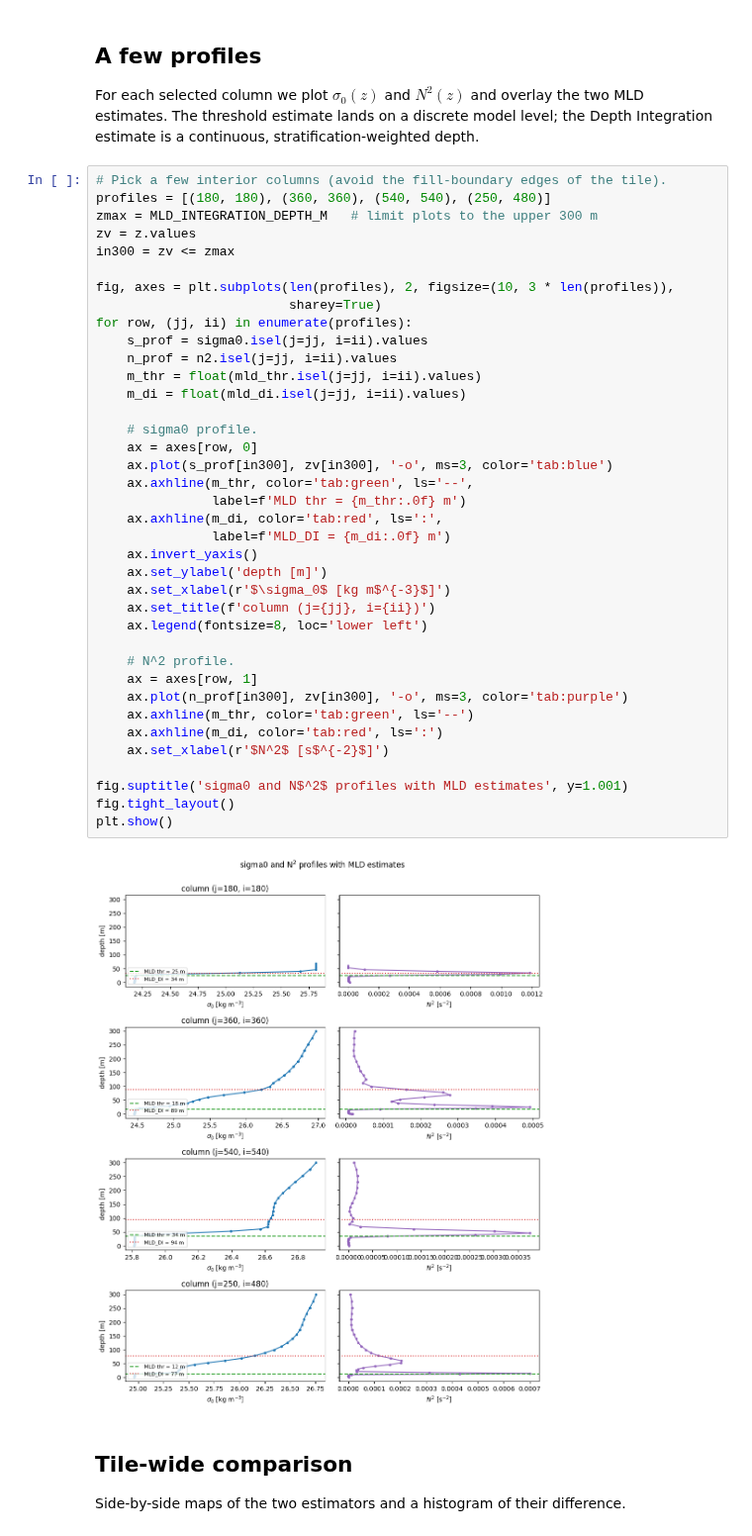
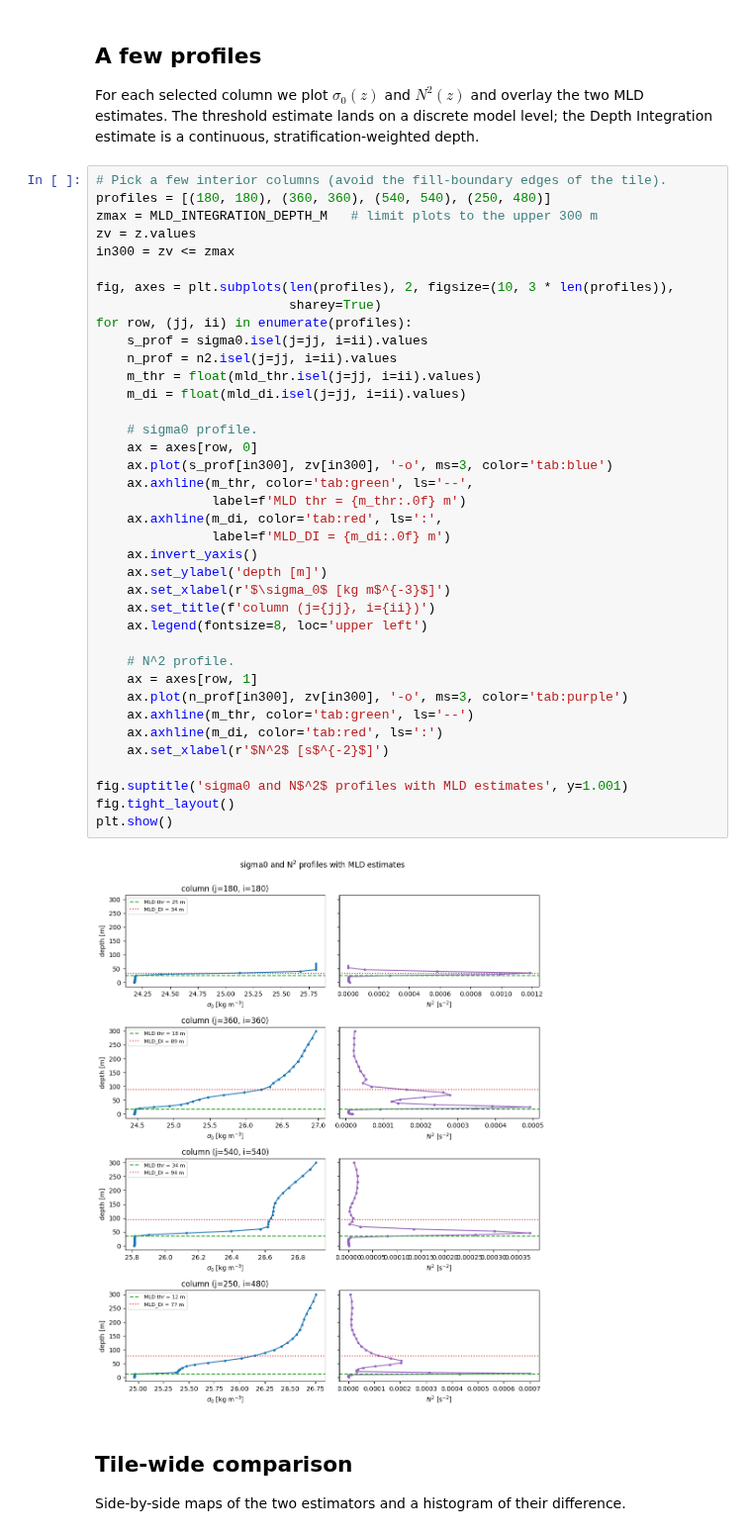
Before and after one commit to Sea-Meets-the-Stars/llc4320-native-grid-preprocessing, a Jupyter notebook: notebooks/notebooks_dev/mld_depth.ipynb, the cells around one changed output. Shown at 99% size. Drawn from its saved outputs; the diff is of its cells as text.

```diff
--- a/notebooks/notebooks_dev/mld_depth.ipynb
+++ b/notebooks/notebooks_dev/mld_depth.ipynb
@@ -190,35 +191,35 @@ fig, axes = plt.subplots(len(profiles), 2, figsize=(10, 3 * len(profiles)),
                          sharey=True)
 for row, (jj, ii) in enumerate(profiles):
     s_prof = sigma0.isel(j=jj, i=ii).values
     n_prof = n2.isel(j=jj, i=ii).values
     m_thr = float(mld_thr.isel(j=jj, i=ii).values)
     m_di = float(mld_di.isel(j=jj, i=ii).values)
 
     # sigma0 profile.
     ax = axes[row, 0]
     ax.plot(s_prof[in300], zv[in300], '-o', ms=3, color='tab:blue')
     ax.axhline(m_thr, color='tab:green', ls='--',
                label=f'MLD thr = {m_thr:.0f} m')
     ax.axhline(m_di, color='tab:red', ls=':',
                label=f'MLD_DI = {m_di:.0f} m')
     ax.invert_yaxis()
     ax.set_ylabel('depth [m]')
     ax.set_xlabel(r'$\sigma_0$ [kg m$^{-3}$]')
     ax.set_title(f'column (j={jj}, i={ii})')
-    ax.legend(fontsize=8, loc='lower left')
+    ax.legend(fontsize=8, loc='upper left')
 
     # N^2 profile.
     ax = axes[row, 1]
     ax.plot(n_prof[in300], zv[in300], '-o', ms=3, color='tab:purple')
     ax.axhline(m_thr, color='tab:green', ls='--')
     ax.axhline(m_di, color='tab:red', ls=':')
     ax.set_xlabel(r'$N^2$ [s$^{-2}$]')
 
 fig.suptitle('sigma0 and N$^2$ profiles with MLD estimates', y=1.001)
 fig.tight_layout()
 plt.show()
 # %% [output]
-[figure, old version]
+[figure, new version]
 # %% [markdown]
 ## Tile-wide comparison
 
```
Also changed, not shown: parts of 2 cells of this notebook.
